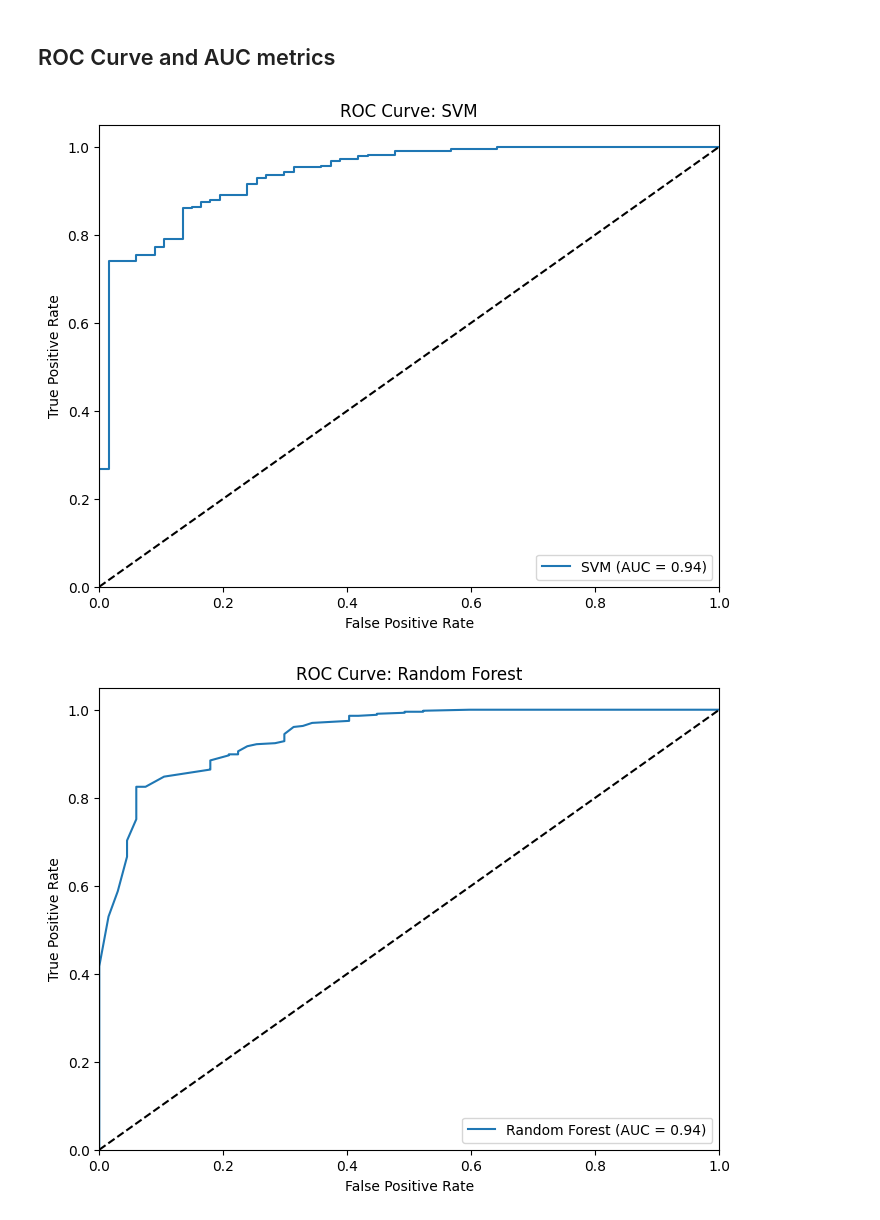
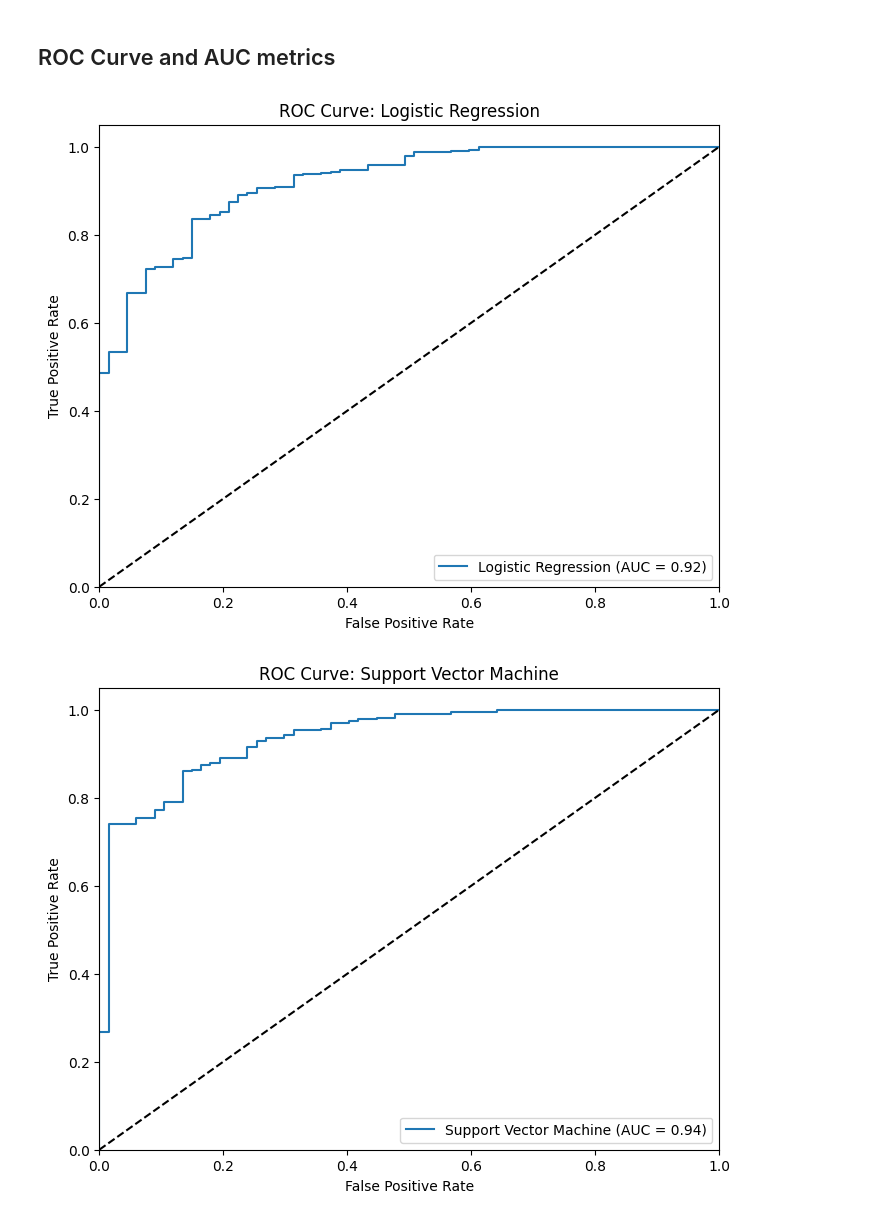
Before and after one commit to carlos-alves-one/Amazon-Review-NLP, a Jupyter notebook: Sentiment_Analysis_V2.ipynb, the cells around one changed output. Saved outputs shown, nothing was run; the diff lists cells and outputs as text; code cells hidden in the pictures.

Commit message:
Update the ROC Curve and AUC metrics

```diff
--- a/Sentiment_Analysis_V2.ipynb
+++ b/Sentiment_Analysis_V2.ipynb
@@ -915,8 +797,14 @@ for name, model in models:
 # %% [markdown]
 ## ROC Curve and AUC metrics
 # %%
+# Import matplotlib's pyplot for plotting graphs
+import matplotlib.pyplot as plt
+
 # Import ROC curve and AUC metrics from scikit-learn
 from sklearn.metrics import roc_curve, auc
+
+# Import LogisticRegression for logistic regression modeling
+from sklearn.linear_model import LogisticRegression
 
 # Import Support Vector Machine classifier from scikit-learn
 from sklearn.svm import SVC
@@ -924,14 +812,18 @@ from sklearn.svm import SVC
 # Import Random Forest classifier from scikit-learn
 from sklearn.ensemble import RandomForestClassifier
 
-# Define a list that contains tuples to store SVM and Random Forest instances for classification
+# Define a list of tuples where each tuple contains a model name and its corresponding initialized object
 models = [
 
-    # Define a tuple containing the model SVM and an instance of SVC with probability estimates enabled
-    ("SVM", SVC(probability=True)),
+    # Logistic regression model
+    ('Logistic Regression', LogisticRegression()),
 
-    # Define a tuple containing the model Random Forest and an instance of RandomForestClassifier
-    ("Random Forest", RandomForestClassifier())]
+    # Linear Support Vector Machine model
+    ('Support Vector Machine', SVC(probability=True)),
+
+    # Random Forest model
+    ('Random Forest', RandomForestClassifier())
+]
 
 # Loop through each model tuple
 for name, model in models:
@@ -954,32 +846,32 @@ for name, model in models:
     # Plot the ROC curve and include the AUC score in the label
     plt.plot(fpr, tpr, label=f'{name} (AUC = {roc_auc:.2f})')
 
     # Plot the random classifier line for reference
     plt.plot([0, 1], [0, 1], 'k--')
 
     # Set the x-axis limits from 0 to 1
     plt.xlim([0.0, 1.0])
 
     # Set the y-axis limits from 0 to 1.05
     plt.ylim([0.0, 1.05])
 
     # Set the x-axis label
     plt.xlabel('False Positive Rate')
 
     # Set the y-axis label
     plt.ylabel('True Positive Rate')
 
     # Set the plot title with the model name
     plt.title(f'ROC Curve: {name}')
 
     # Add a legend to the plot in the lower right corner
     plt.legend(loc="lower right")
 
     # Display the plot
     plt.show()
 
     # Print a newline for a line break between each ROC curve visualization
     print("\n")
 # %% [output]
-[figure, old version]
+[figure, new version]
-[figure, old version]
+[figure, new version]
```
Also changed, not shown: parts of 9 cells of this notebook.
